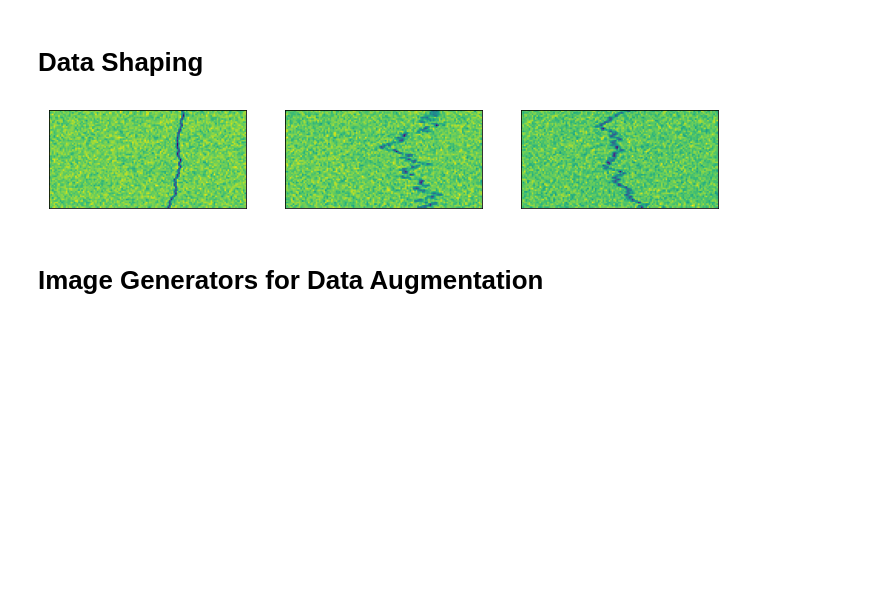
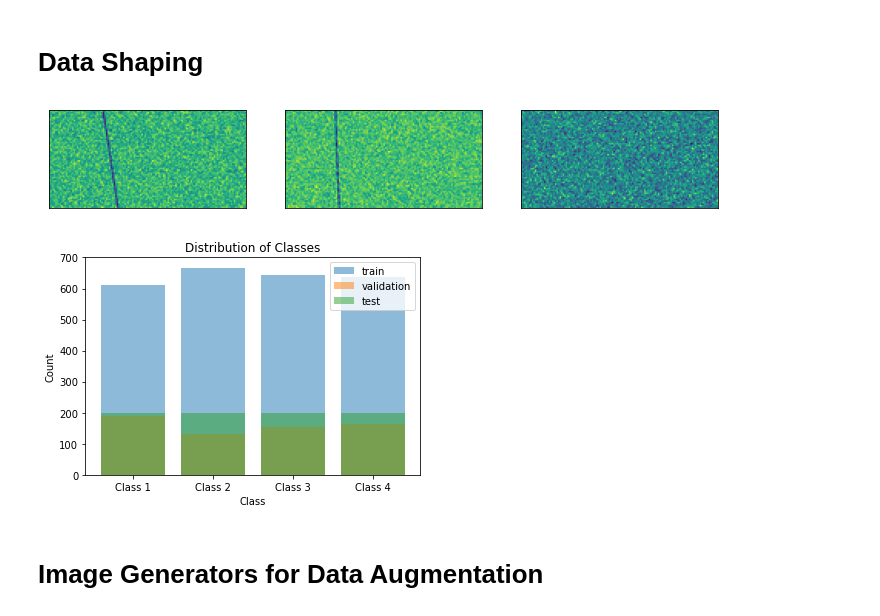
Before and after one commit to fnorambuenaver/LSSDS-Betelgeuse, a Jupyter notebook: 1_main.ipynb, the cells around one changed output. Saved outputs shown, nothing was run; the diff lists cells and outputs as text; code cells hidden in the pictures; blank space fills up the shorter version.

Commit message:
added train, test, validation and training is fixed

```diff
--- a/1_main.ipynb
+++ b/1_main.ipynb
@@ -25,26 +49,41 @@ val_labels = pd.read_csv("./dataset/validation/labels.csv",header=None)
 # %% [markdown]
 # Data Shaping
-# %%
-# according to source data
-size_image = (64,128)
-
-# reshape the data into a shape that fits with CNN
-x_train = train_images.values.reshape(len(train_images), size_image[0], size_image[1], 1)
-x_val = val_images.values.reshape(len(val_images), size_image[0], size_image[1], 1)
-
-y_train = train_labels.values
-y_val = val_labels.values
-
-# examples
-plt.figure(0, figsize=(12,12))
-for i in range(1,4):
-    plt.subplot(1,3,i)
-    img = x_train[i]
-    plt.xticks([])
-    plt.yticks([])
-    plt.imshow(img)
-# %% [output]
-[figure, removed]
+# %%
+# according to source data
+size_image = (64,128)
+
+x_train = x_train.reshape(len(x_train), size_image[0], size_image[1], 1)
+x_val = x_val.reshape(len(x_val), size_image[0], size_image[1], 1)
+x_test = x_test.reshape(len(x_test), size_image[0], size_image[1], 1)
+
+y_train = y_train.reshape(len(y_train), 4)
+y_val = y_val.reshape(len(y_val), 4)
+y_test = y_test.reshape(len(y_test), 4)
+# %%
+# examples
+plt.figure(0, figsize=(12,12))
+for i in range(1,4):
+    plt.subplot(1,3,i)
+    img = x_train[i]
+    plt.xticks([])
+    plt.yticks([])
+    plt.imshow(img)
+plt.show()
+# Distributions:
+class_labels = ['Class 1', 'Class 2', 'Class 3', 'Class 4']
+
+plt.bar(class_labels, np.sum(y_train, axis=0), label='train', alpha=0.5)
+plt.bar(class_labels, np.sum(y_val, axis=0), label='validation', alpha=0.5)
+plt.bar(class_labels, np.sum(y_test, axis=0), label='test', alpha=0.5)
+plt.legend()
+
+plt.xlabel('Class')
+plt.ylabel('Count')
+plt.title('Distribution of Classes')
+plt.show()
+# %% [output]
+[figure, added]
+[figure, added]
 # %% [markdown]
 # Image Generators for Data Augmentation
 # %%
```
Also changed, not shown: parts of 20 cells of this notebook, 2 other files.
